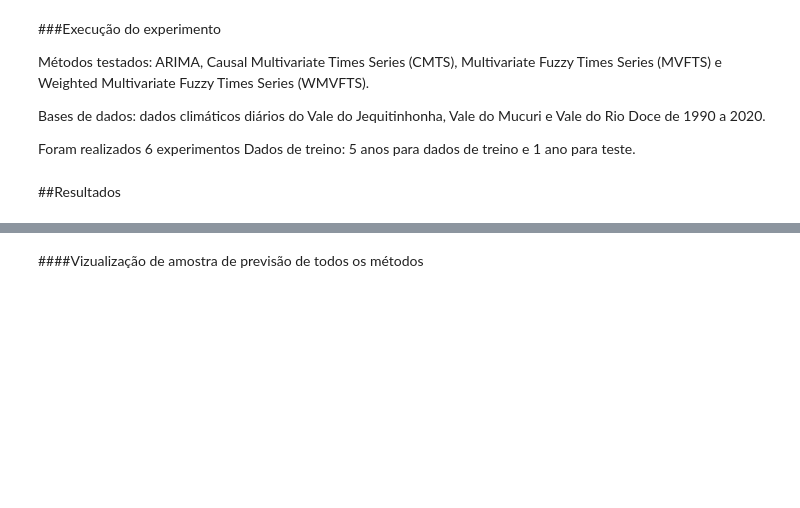
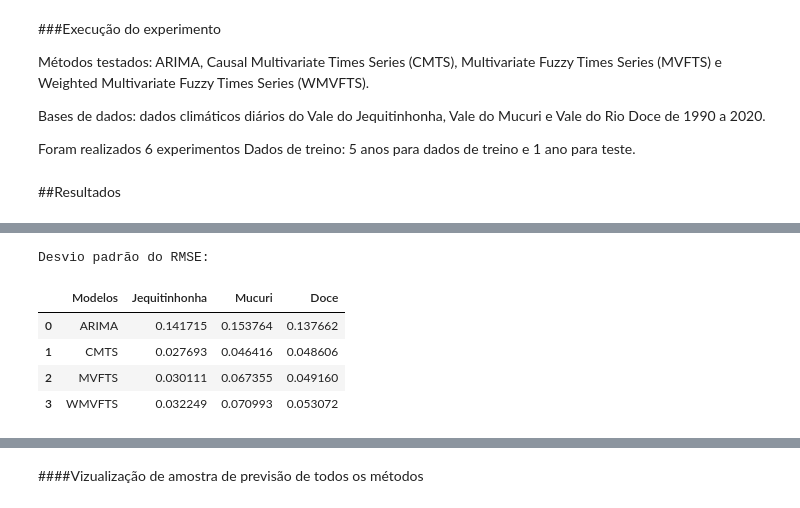
Before and after one commit to PatriciaLucas/CausalForecasting, a Jupyter notebook: Experimentos.ipynb, the cells around one changed output, grey strips where cells are left out. Saved outputs shown, nothing was run; the diff lists cells and outputs as text; code cells hidden in the pictures; blank space fills up the shorter version.

```diff
--- a/Experimentos.ipynb
+++ b/Experimentos.ipynb
@@ -124,3 +138,15 @@ df = pd.read_csv('df.csv')
+# %%
+print("Desvio padrão do RMSE:")
+models = ["ARIMA", "CMTS", "MVFTS", "WMVFTS"]
+tab = pd.DataFrame(data={"Modelos": models, "Jequitinhonha": j.std(axis=0), "Mucuri": m.std(axis=0), "Doce": r.std(axis=0)})
+tab.reset_index(drop=True)
+# %% [output]
+Desvio padrão do RMSE:
+|  | Modelos | Jequitinhonha | Mucuri | Doce |
+| 0 | ARIMA | 0.141715 | 0.153764 | 0.137662 |
+| 1 | CMTS | 0.027693 | 0.046416 | 0.048606 |
+| 2 | MVFTS | 0.030111 | 0.067355 | 0.049160 |
+| 3 | WMVFTS | 0.032249 | 0.070993 | 0.053072 |
 # %%
 import numpy as np
 df = pd.DataFrame({'Datasets':['Jequitinhonha','Jequitinhonha','Jequitinhonha','Jequitinhonha','Jequitinhonha','Jequitinhonha',
```
Also changed, not shown: parts of 7 cells of this notebook.
